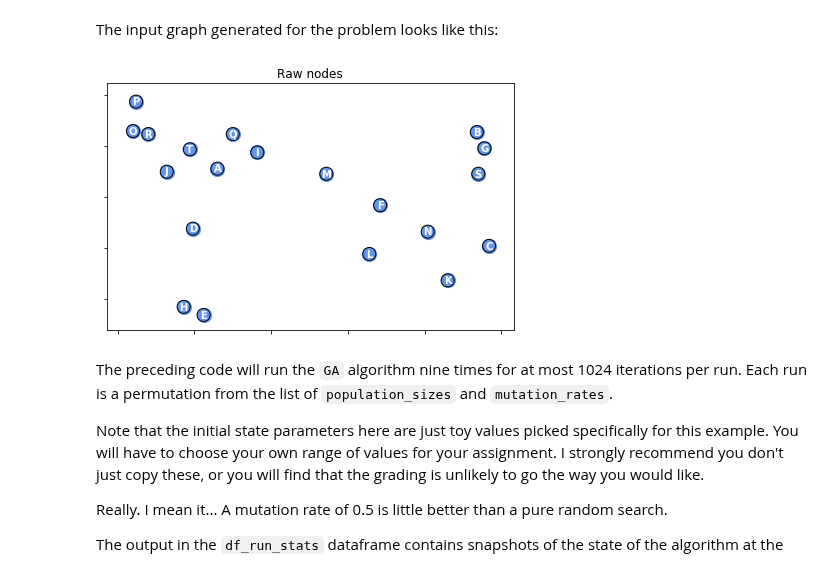
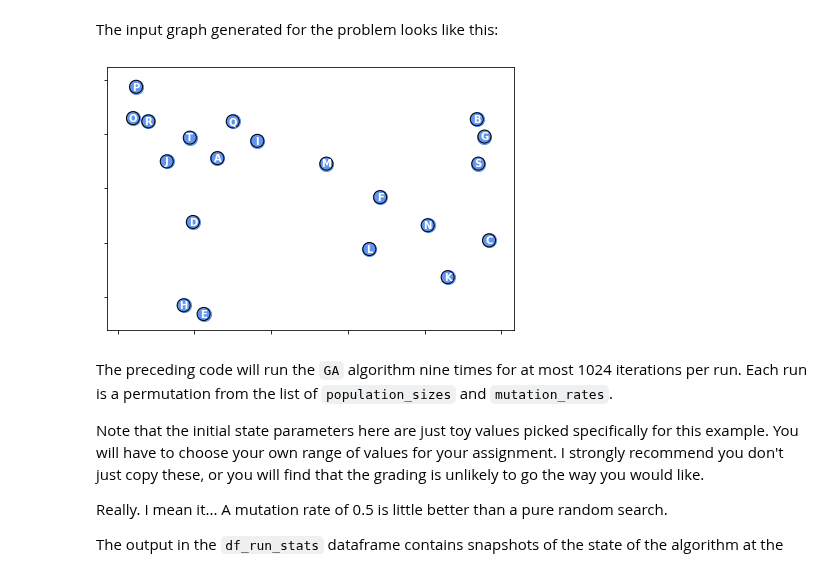
Before and after one commit to zerolinux5/mlrose-ky, a Jupyter notebook: problem_examples.ipynb, the cells around one changed output. Saved outputs shown, nothing was run; the diff lists cells and outputs as text; code cells hidden in the pictures.

```diff
--- a/problem_examples.ipynb
+++ b/problem_examples.ipynb
@@ -364,20 +364,19 @@ The input graph generated for the problem looks like this:
 # %%
 fig, ax = plt.subplots(1)         # Prepare 2 plots
 ax.set_yticklabels([])
 ax.set_xticklabels([])
-ax.set_title('Raw nodes')
 for i, (x,y) in enumerate(problem.coords):
     ax.scatter(x,y, s=200, c='cornflowerblue')             # plot A
 node_labels = {k:str(v) for k, v in enumerate(string.ascii_uppercase) if k < len(problem.source_graph.nodes)}
 for i in node_labels.keys():
     x,y = problem.coords[i]
     plt.text(x, y, node_labels[i], ha="center", va="center", c='white', fontweight='bold',
              bbox = dict(boxstyle=f"circle,pad=0.15", fc='cornflowerblue'))
 
 plt.tight_layout()
 plt.show()
 # %% [output]
-[figure, old version]
+[figure, new version]
 # %%
 # create a runner class and solve the problem
 ga = GARunner(problem=problem,
```
Also changed, not shown: parts of 19 cells of this notebook.
